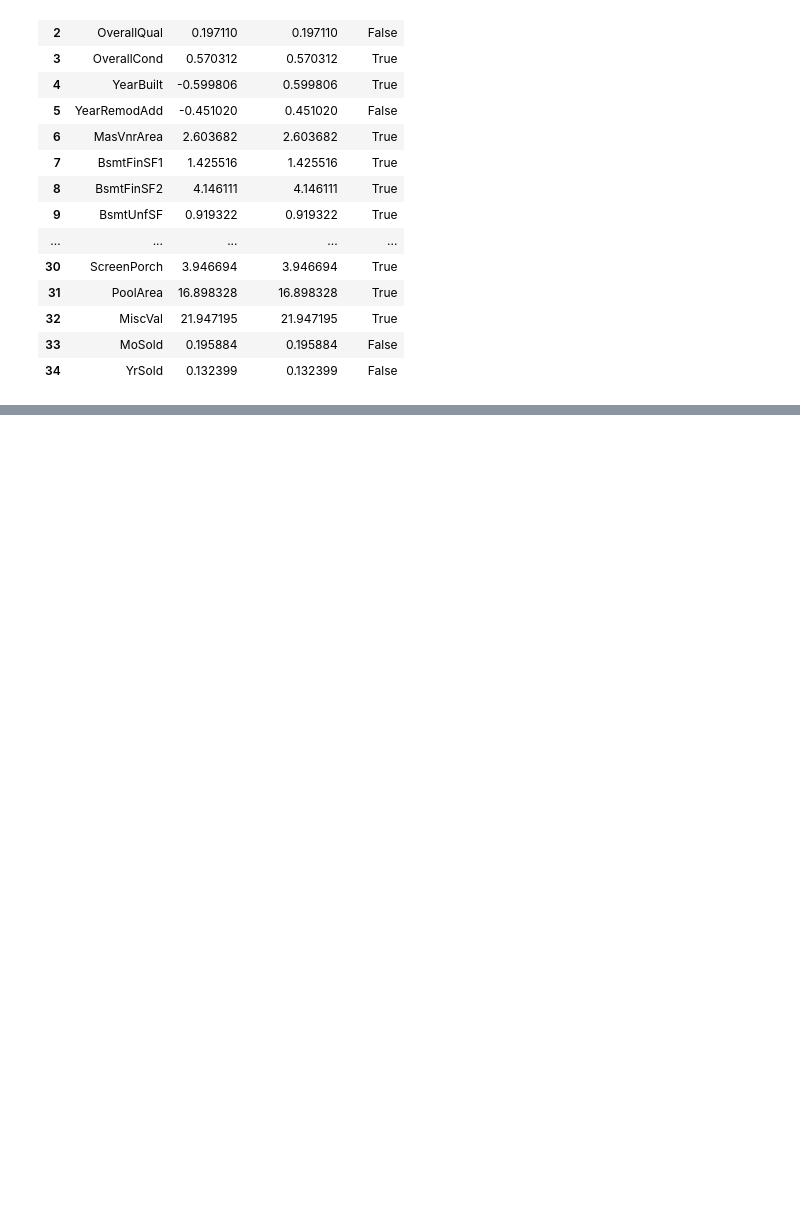
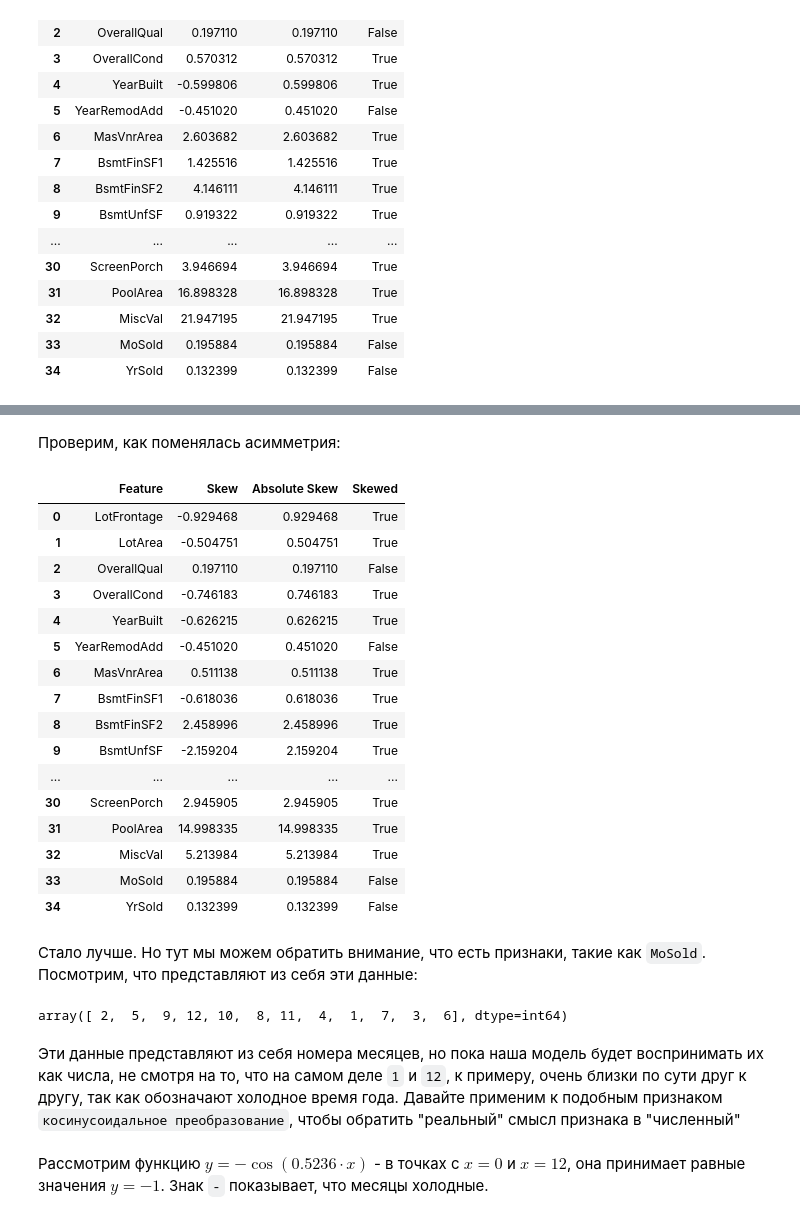
Before and after one commit to armeiski/ML_trainings, a Jupyter notebook: House_Price_Prediction/house_prices.ipynb, the cells around one changed output, grey strips where cells are left out. Saved outputs shown, nothing was run; the diff lists cells and outputs as text; code cells hidden in the pictures; blank space fills up the shorter version.

```diff
--- a/House_Price_Prediction/house_prices.ipynb
+++ b/House_Price_Prediction/house_prices.ipynb
@@ -314,0 +356,39 @@ skew_df
+# %%
+for column in skew_df.query("Skewed == True")['Feature'].values:
+    data4[column] = np.log1p(data4[column])
+# %% [markdown]
+Проверим, как поменялась асимметрия:
+# %%
+skew_df = pd.DataFrame(data4.select_dtypes(np.number).columns, columns=['Feature'])
+skew_df['Skew'] = skew_df['Feature'].apply(lambda feature: scipy.stats.skew(data4[feature]))
+skew_df['Absolute Skew'] = skew_df['Skew'].apply(abs)
+skew_df['Skewed'] = skew_df['Absolute Skew'].apply(lambda x: True if x >= 0.5 else False) #помечаем столбцы с ассиметрией >= 0.5
+skew_df
+# %% [output]
+|  | Feature | Skew | Absolute Skew | Skewed |
+| 0 | LotFrontage | -0.929468 | 0.929468 | True |
+| 1 | LotArea | -0.504751 | 0.504751 | True |
+| 2 | OverallQual | 0.197110 | 0.197110 | False |
+| 3 | OverallCond | -0.746183 | 0.746183 | True |
+| 4 | YearBuilt | -0.626215 | 0.626215 | True |
+| 5 | YearRemodAdd | -0.451020 | 0.451020 | False |
+| 6 | MasVnrArea | 0.511138 | 0.511138 | True |
+| 7 | BsmtFinSF1 | -0.618036 | 0.618036 | True |
+| 8 | BsmtFinSF2 | 2.458996 | 2.458996 | True |
+| 9 | BsmtUnfSF | -2.159204 | 2.159204 | True |
+| ... | ... | ... | ... | ... |
+| 30 | ScreenPorch | 2.945905 | 2.945905 | True |
+| 31 | PoolArea | 14.998335 | 14.998335 | True |
+| 32 | MiscVal | 5.213984 | 5.213984 | True |
+| 33 | MoSold | 0.195884 | 0.195884 | False |
+| 34 | YrSold | 0.132399 | 0.132399 | False |
+# %% [markdown]
+Стало лучше. Но тут мы можем обратить внимание, что есть признаки, такие как `MoSold`. Посмотрим, что представляют из себя эти данные:
+# %%
+data4['MoSold'].unique()
+# %% [output]
+array([ 2,  5,  9, 12, 10,  8, 11,  4,  1,  7,  3,  6], dtype=int64)
+# %% [markdown]
+Эти данные представляют из себя номера месяцев, но пока наша модель будет воспринимать их как числа, не смотря на то, что на самом деле `1` и `12`, к примеру, очень близки по сути друг к другу, так как обозначают холодное время года. Давайте применим к подобным признаком `косинусоидальное преобразование`, чтобы обратить "реальный" смысл признака в "численный"
+# %% [markdown]
+Рассмотрим функцию $y = -\cos(0.5236 \cdot x)$ - в точках с $x = 0$ и $x = 12$, она принимает равные значения $y = -1$. Знак `-` показывает, что месяцы холодные.
```
Also changed, not shown: parts of 21 cells of this notebook, 1 other file.
